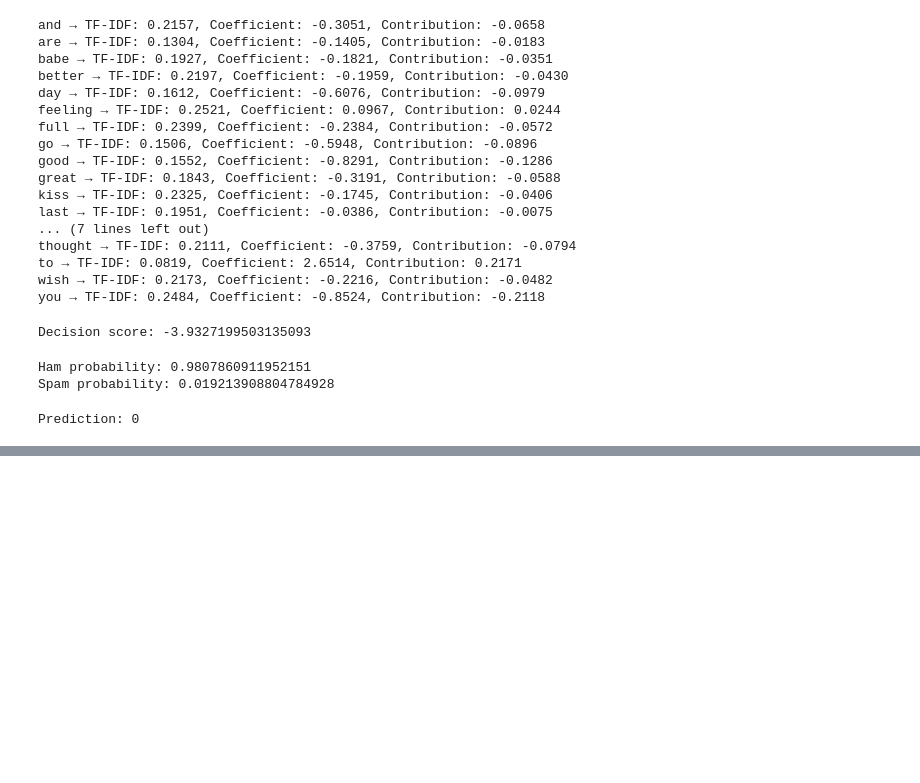
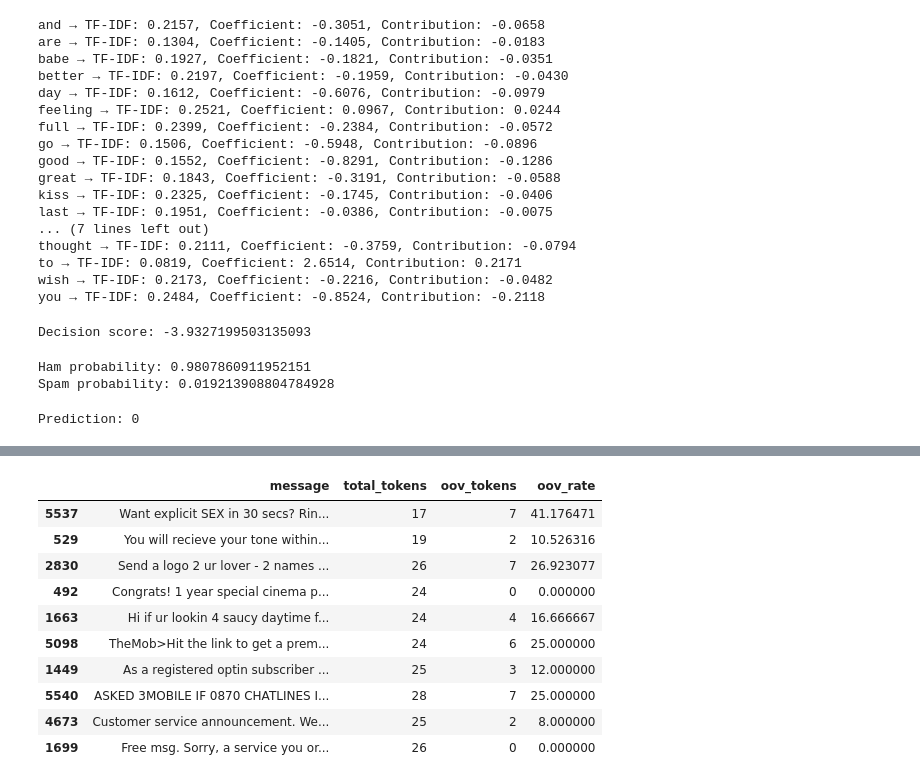
Before and after one commit to rotokpa/email-spam-detector, a Jupyter notebook: notebooks/01_data_exploration.ipynb, the cells around one changed output, grey strips where cells are left out. Cells and saved outputs as stored; diff of their text form; code cells hidden in the pictures; blank space fills up the shorter version.

```diff
--- a/notebooks/01_data_exploration.ipynb
+++ b/notebooks/01_data_exploration.ipynb
@@ -675,0 +803,11 @@ Prediction: 0
+# %%
+def count_oov_tokens(message): #create a function to check missing vocabularies
+    tokens = analyzer(message)
+
+    oov_tokens = [
+        token
+        for token in tokens
+        if token not in tfidf.vocabulary_
+    ]
+
+    return len(tokens), len(oov_tokens) #returning two values
@@ -675,0 +818,4 @@ Prediction: 0
+# %%
+oov_analysis = false_negatives["message"].apply(count_oov_tokens) #apply function to all 33 False nagative
+
+oov_analysis.head(33)
@@ -675,0 +840,27 @@ Prediction: 0
+# %%
+false_negatives = false_negatives.copy() #I want to modify this new DataFrame independently
+
+false_negatives[["total_tokens", "oov_tokens"]] = oov_analysis.apply(
+    lambda x: pd.Series(x) # anonymous function
+)
+# %%
+false_negatives["oov_rate"] = (
+    false_negatives["oov_tokens"]
+    / false_negatives["total_tokens"]
+) * 100
+# %%
+false_negatives[
+    ["message", "total_tokens", "oov_tokens", "oov_rate"]
+].head(10)
+# %% [output]
+|  | message | total_tokens | oov_tokens | oov_rate |
+| 5537 | Want explicit SEX in 30 secs? Rin... | 17 | 7 | 41.176471 |
+| 529 | You will recieve your tone within... | 19 | 2 | 10.526316 |
+| 2830 | Send a logo 2 ur lover - 2 names ... | 26 | 7 | 26.923077 |
+| 492 | Congrats! 1 year special cinema p... | 24 | 0 | 0.000000 |
+| 1663 | Hi if ur lookin 4 saucy daytime f... | 24 | 4 | 16.666667 |
+| 5098 | TheMob>Hit the link to get a prem... | 24 | 6 | 25.000000 |
+| 1449 | As a registered optin subscriber ... | 25 | 3 | 12.000000 |
+| 5540 | ASKED 3MOBILE IF 0870 CHATLINES I... | 28 | 7 | 25.000000 |
+| 4673 | Customer service announcement. We... | 25 | 2 | 8.000000 |
+| 1699 | Free msg. Sorry, a service you or... | 26 | 0 | 0.000000 |
```
Also changed, not shown: parts of 16 cells of this notebook, 1 other file.
